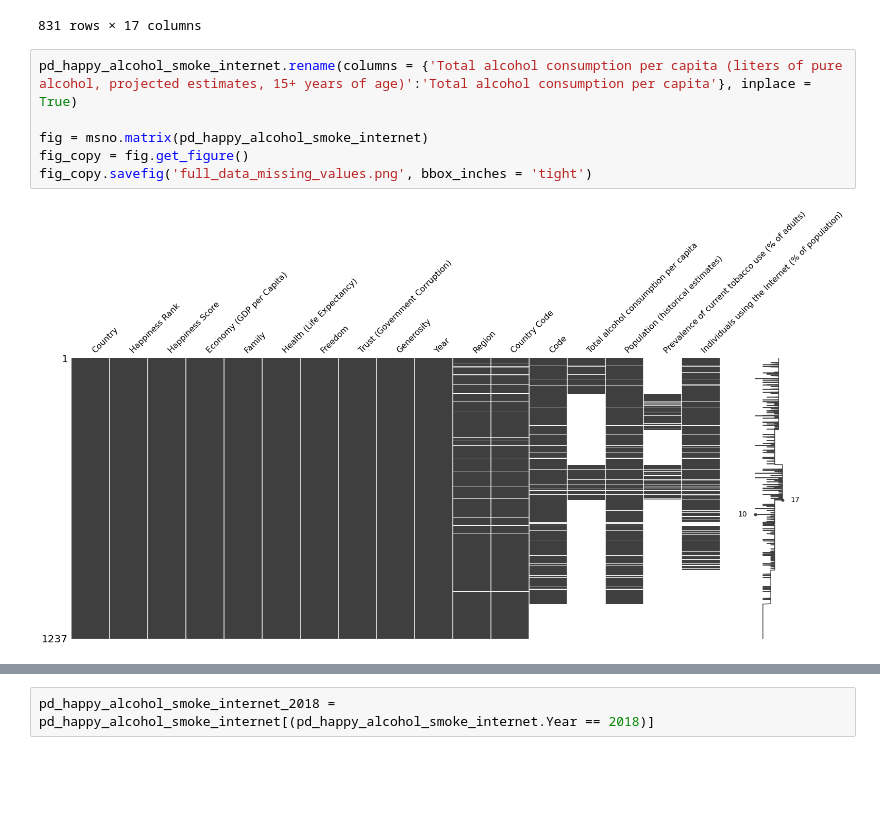
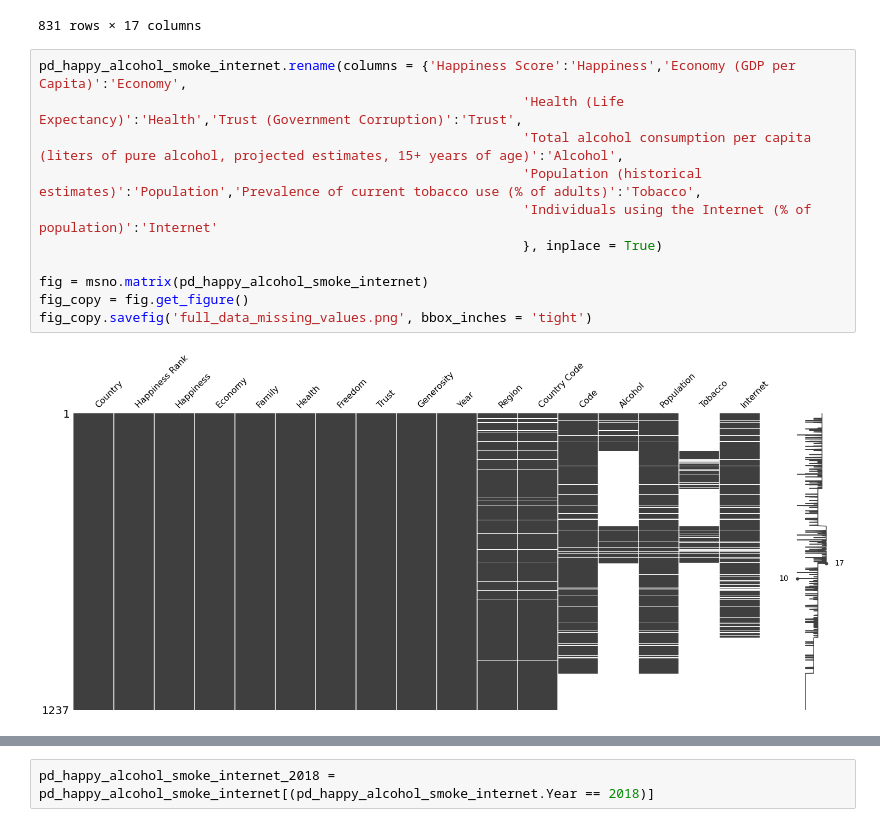
Before and after one commit to Oliss4t/BHT_Vizsualisation_Project, a Jupyter notebook: preprocessing.ipynb, the cells around one changed output, grey strips where cells are left out. Cells and saved outputs as stored; diff of their text form; blank space fills up the shorter version.

Commit message:
renamed columns

```diff
--- a/preprocessing.ipynb
+++ b/preprocessing.ipynb
@@ -341,13 +341,18 @@ pd_happy_alcohol_smoke_internet[(pd_happy_alcohol_smoke_internet['Individuals us
 | 934 | Afghanistan | 153 | 2.5669 | 7.462861 | 0.470367 | 52.590000 | ... |
 831 rows × 17 columns
 # %%
-pd_happy_alcohol_smoke_internet.rename(columns = {'Total alcohol consumption per capita (liters of pure alcohol, projected estimates, 15+ years of age)':'Total alcohol consumption per capita'}, inplace = True)
+pd_happy_alcohol_smoke_internet.rename(columns = {'Happiness Score':'Happiness','Economy (GDP per Capita)':'Economy',
+                                                              'Health (Life Expectancy)':'Health','Trust (Government Corruption)':'Trust',
+                                                              'Total alcohol consumption per capita (liters of pure alcohol, projected estimates, 15+ years of age)':'Alcohol',
+                                                              'Population (historical estimates)':'Population','Prevalence of current tobacco use (% of adults)':'Tobacco',
+                                                              'Individuals using the Internet (% of population)':'Internet'
+                                                              }, inplace = True)
 
 fig = msno.matrix(pd_happy_alcohol_smoke_internet)
 fig_copy = fig.get_figure()
 fig_copy.savefig('full_data_missing_values.png', bbox_inches = 'tight')
 # %% [output]
-[figure, old version]
+[figure, new version]
 # %%
 
 msno.matrix(pd_happy_alcohol_smoke_internet[(pd_happy_alcohol_smoke_internet.Year == 2015)])
```
Also changed, not shown: parts of 15 cells of this notebook, 8 other files.
